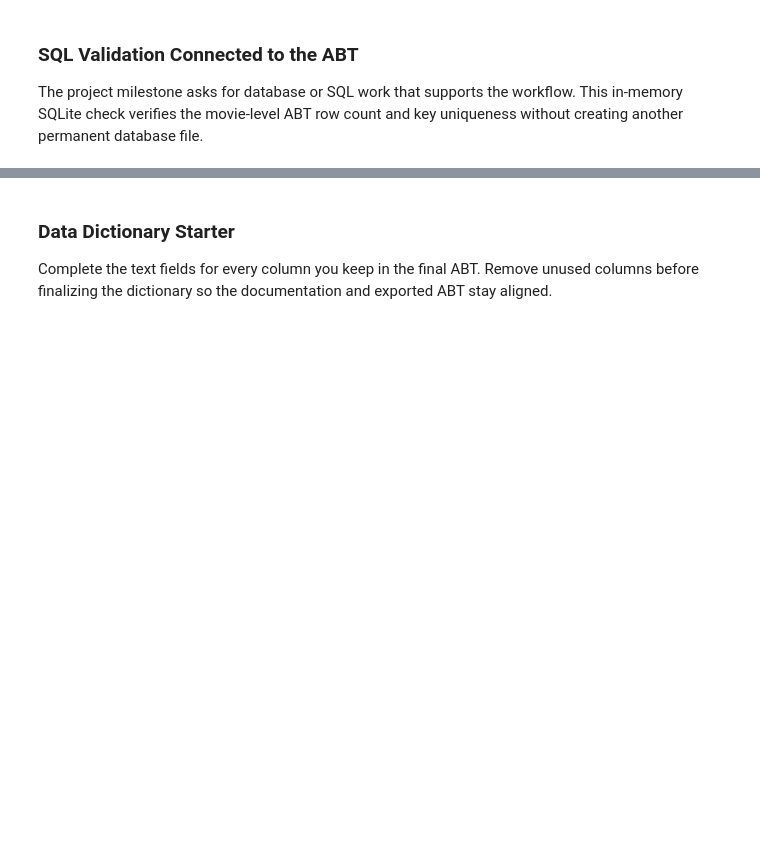
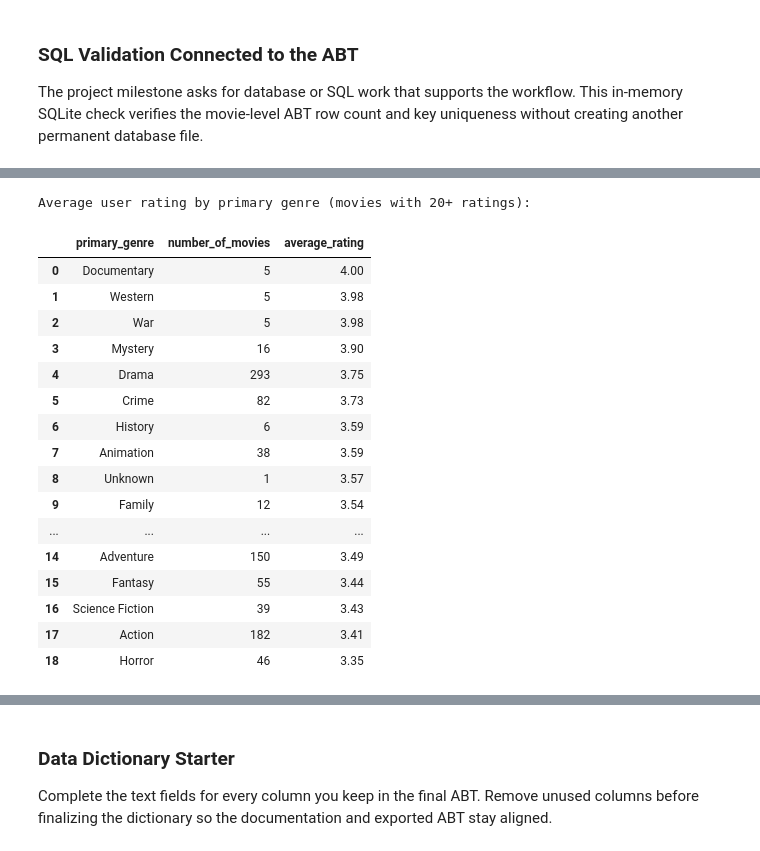
Before and after one commit to gantu2/ban6003-project-option-1-GeorgeAntu, a Jupyter notebook: notebooks/movies_project_starter.ipynb, the cells around one changed output, grey strips where cells are left out. Saved outputs shown, nothing was run; the diff lists cells and outputs as text; code cells hidden in the pictures; blank space fills up the shorter version.

```diff
--- a/notebooks/movies_project_starter.ipynb
+++ b/notebooks/movies_project_starter.ipynb
@@ -767,0 +830,38 @@ sql_abt_check
+# %%
+genre_connection = sqlite3.connect(":memory:")
+abt.to_sql("movies_for_sql", genre_connection, index=False)
+
+genre_query = """
+SELECT primary_genre,
+       COUNT(*) AS number_of_movies,
+       ROUND(AVG(user_rating_mean), 2) AS average_rating
+FROM movies_for_sql
+WHERE user_rating_count >= 20
+GROUP BY primary_genre
+ORDER BY average_rating DESC;
+"""
+genre_ratings = pd.read_sql_query(genre_query, genre_connection)
+genre_connection.close()
+
+print()
+print("Average user rating by primary genre (movies with 20+ ratings):")
+display(genre_ratings)
+# %% [output]
+Average user rating by primary genre (movies with 20+ ratings):
+|  | primary_genre | number_of_movies | average_rating |
+| 0 | Documentary | 5 | 4.00 |
+| 1 | Western | 5 | 3.98 |
+| 2 | War | 5 | 3.98 |
+| 3 | Mystery | 16 | 3.90 |
+| 4 | Drama | 293 | 3.75 |
+| 5 | Crime | 82 | 3.73 |
+| 6 | History | 6 | 3.59 |
+| 7 | Animation | 38 | 3.59 |
+| 8 | Unknown | 1 | 3.57 |
+| 9 | Family | 12 | 3.54 |
+| ... | ... | ... | ... |
+| 14 | Adventure | 150 | 3.49 |
+| 15 | Fantasy | 55 | 3.44 |
+| 16 | Science Fiction | 39 | 3.43 |
+| 17 | Action | 182 | 3.41 |
+| 18 | Horror | 46 | 3.35 |
```
Also changed, not shown: parts of 16 cells of this notebook.
